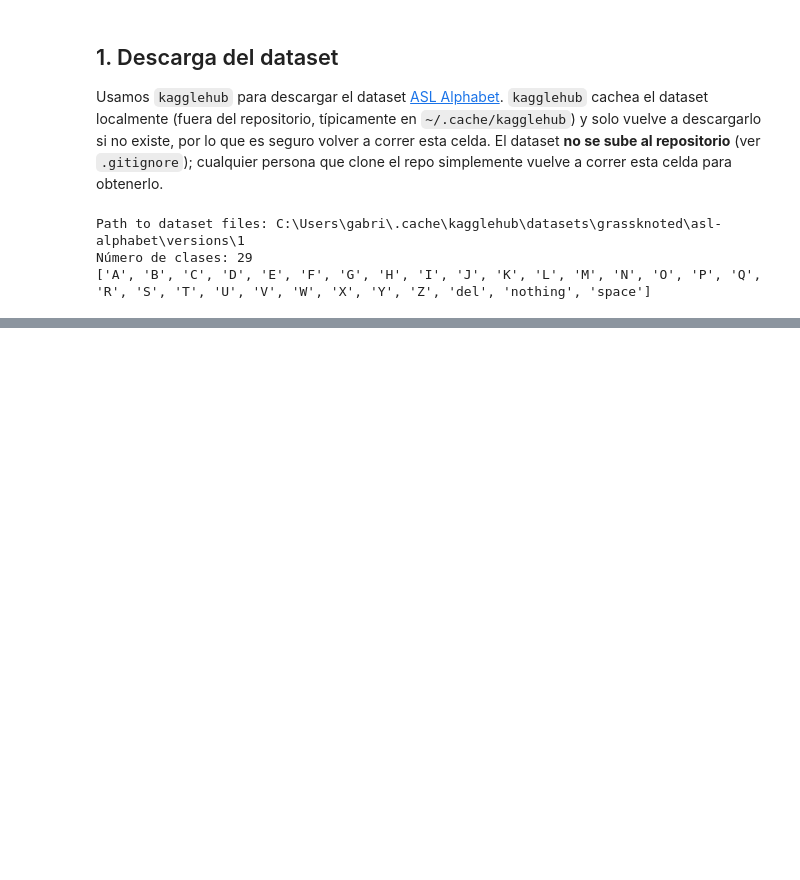
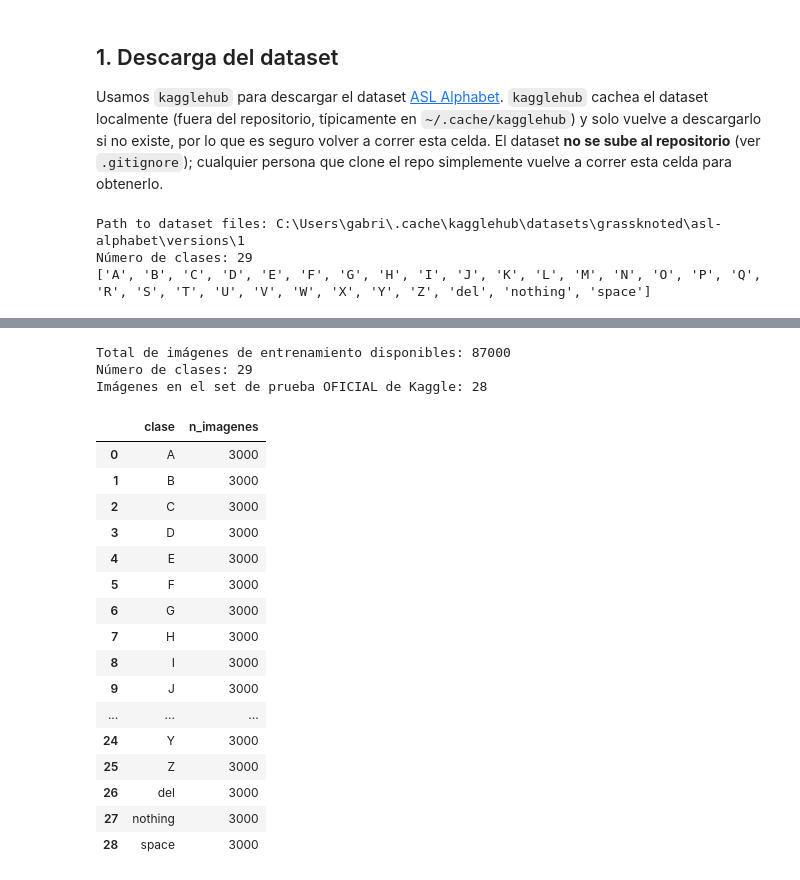
Before and after one commit to DavidDominguez-11/DS-Lab1, a Jupyter notebook: Lab3_ASL_Deep_Learning.ipynb, the cells around one changed output, grey strips where cells are left out. Drawn from its saved outputs; the diff is of its cells as text; code cells hidden in the pictures; blank space fills up the shorter version.

```diff
--- a/Lab3_ASL_Deep_Learning.ipynb
+++ b/Lab3_ASL_Deep_Learning.ipynb
@@ -52,0 +57,32 @@ Número de clases: 29
+# %%
+counts = {c: len(list((TRAIN_DIR / c).glob("*.jpg"))) for c in CLASSES}
+df_counts = pd.DataFrame({"clase": list(counts.keys()), "n_imagenes": list(counts.values())})
+df_counts = df_counts.sort_values("clase").reset_index(drop=True)
+
+test_files = list(TEST_DIR.glob("*.jpg"))
+
+print(f"Total de imágenes de entrenamiento disponibles: {df_counts['n_imagenes'].sum()}")
+print(f"Número de clases: {df_counts.shape[0]}")
+print(f"Imágenes en el set de prueba OFICIAL de Kaggle: {len(test_files)}")
+df_counts
+# %% [output]
+Total de imágenes de entrenamiento disponibles: 87000
+Número de clases: 29
+Imágenes en el set de prueba OFICIAL de Kaggle: 28
+|  | clase | n_imagenes |
+| 0 | A | 3000 |
+| 1 | B | 3000 |
+| 2 | C | 3000 |
+| 3 | D | 3000 |
+| 4 | E | 3000 |
+| 5 | F | 3000 |
+| 6 | G | 3000 |
+| 7 | H | 3000 |
+| 8 | I | 3000 |
+| 9 | J | 3000 |
+| ... | ... | ... |
+| 24 | Y | 3000 |
+| 25 | Z | 3000 |
+| 26 | del | 3000 |
+| 27 | nothing | 3000 |
+| 28 | space | 3000 |
```
Also changed, not shown: parts of 5 cells of this notebook.
